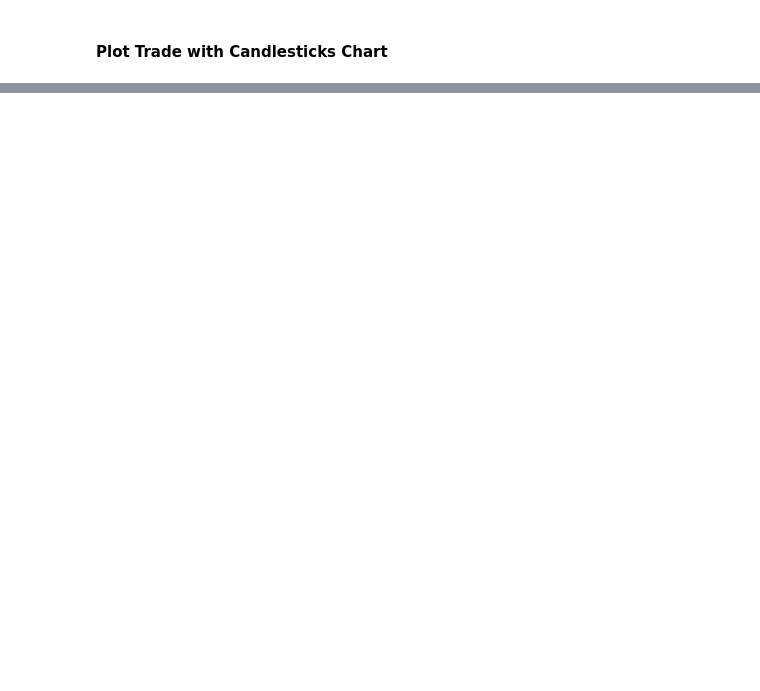
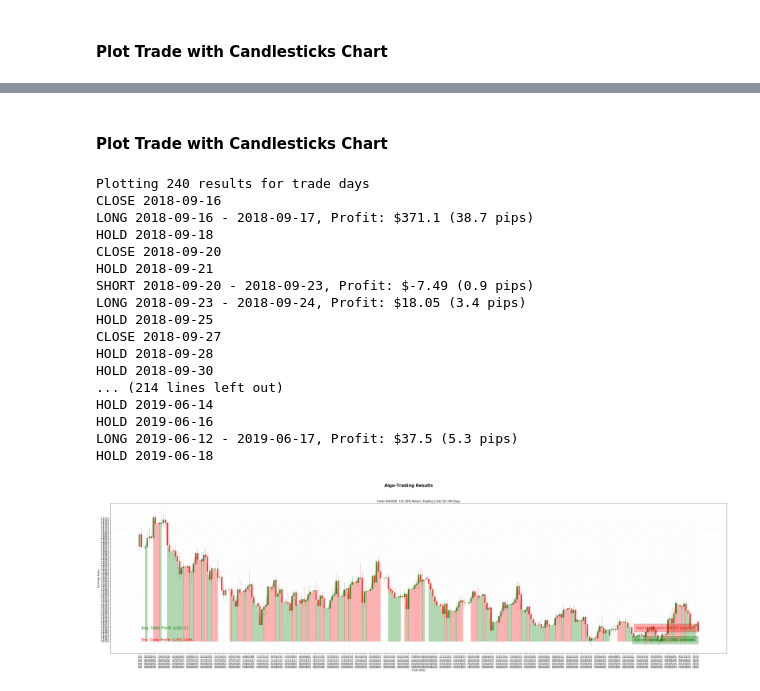
Before and after one commit to jacktator/QuantTrading_Py, a Jupyter notebook: alpha/strategies/strategy_sv_test.ipynb, the cells around one changed output, grey strips where cells are left out. Drawn from its saved outputs; the diff is of its cells as text; code cells hidden in the pictures; blank space fills up the shorter version.

Commit message:
Applied StrategySV for EURUSD

```diff
--- a/alpha/strategies/strategy_sv_test.ipynb
+++ b/alpha/strategies/strategy_sv_test.ipynb
@@ -143,0 +223,31 @@ HOLD 2019-06-17
+# %% [markdown]
+
+#### Plot Trade with Candlesticks Chart
+# %%
+import matplotlib.pyplot as plt
+
+fig, axs = plt.subplots(figsize = (int(len(test_df.index)/5),12))
+
+fig.suptitle('Algo-Trading Results', fontsize=18, fontweight='bold')
+strategy.plot_trade(axs=axs)
+
+fig.savefig('../gen/StrategySV_{}_Daily.png'.format(forex_symbol), dpi=150, bbox_inches="tight")
+# %% [output]
+Plotting 240 results for trade days
+CLOSE 2018-09-16
+LONG 2018-09-16 - 2018-09-17, Profit: $371.1 (38.7 pips)
+HOLD 2018-09-18
+CLOSE 2018-09-20
+HOLD 2018-09-21
+SHORT 2018-09-20 - 2018-09-23, Profit: $-7.49 (0.9 pips)
+LONG 2018-09-23 - 2018-09-24, Profit: $18.05 (3.4 pips)
+HOLD 2018-09-25
+CLOSE 2018-09-27
+HOLD 2018-09-28
+HOLD 2018-09-30
+... (214 lines left out)
+HOLD 2019-06-14
+HOLD 2019-06-16
+LONG 2019-06-12 - 2019-06-17, Profit: $37.5 (5.3 pips)
+HOLD 2019-06-18
+[figure, added]
```
Also changed, not shown: parts of 7 cells of this notebook, 2 other files.
